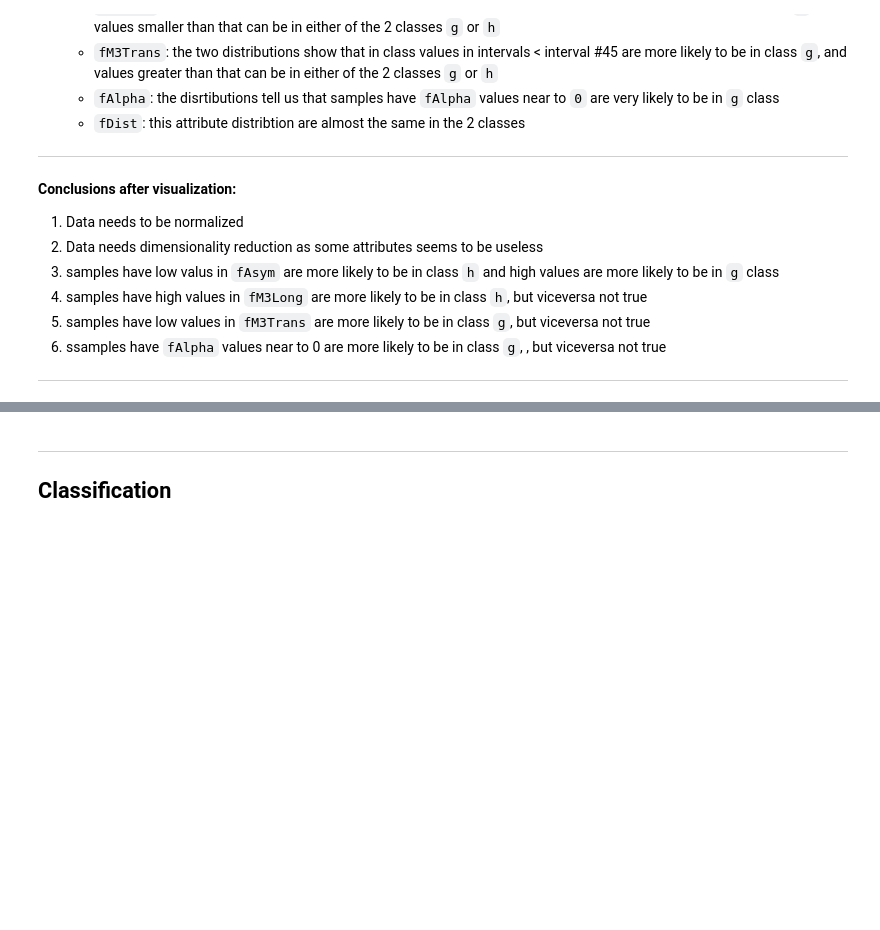
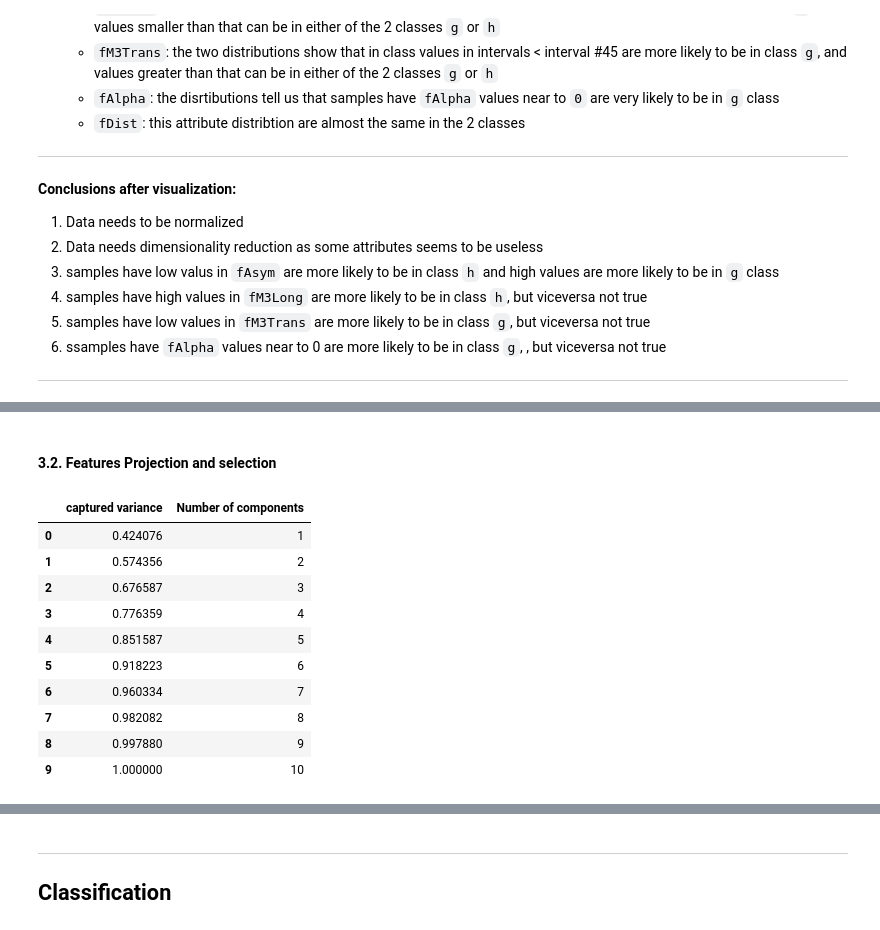
Before and after one commit to yousefzook/Data-Mining-Labs, a Jupyter notebook: lab 3/lab 3.ipynb, the cells around one changed output, grey strips where cells are left out. Cells and saved outputs as stored; diff of their text form; code cells hidden in the pictures; blank space fills up the shorter version.

```diff
--- a/lab 3/lab 3.ipynb
+++ b/lab 3/lab 3.ipynb
@@ -207,0 +233,25 @@ lineChartPlot(last_5_attrs)
+# %% [markdown]
+#### 3.2. Features Projection and selection
+# %%
+components_n = [1, 2, 3, 4, 5, 6, 7, 8, 9 ,10]
+ls = list()
+for n in components_n:
+    pca = PCA(n_components=n)
+    pca.fit(X)
+    var_ratios = pca.explained_variance_ratio_
+    ls.append(sum(var_ratios))
+res_df = pd.DataFrame(ls, columns=["captured variance"])
+res_df["Number of components"] = components_n
+display(res_df)
+# %% [output]
+|  | captured variance | Number of components |
+| 0 | 0.424076 | 1 |
+| 1 | 0.574356 | 2 |
+| 2 | 0.676587 | 3 |
+| 3 | 0.776359 | 4 |
+| 4 | 0.851587 | 5 |
+| 5 | 0.918223 | 6 |
+| 6 | 0.960334 | 7 |
+| 7 | 0.982082 | 8 |
+| 8 | 0.997880 | 9 |
+| 9 | 1.000000 | 10 |
```
Also changed, not shown: parts of 15 cells of this notebook.
